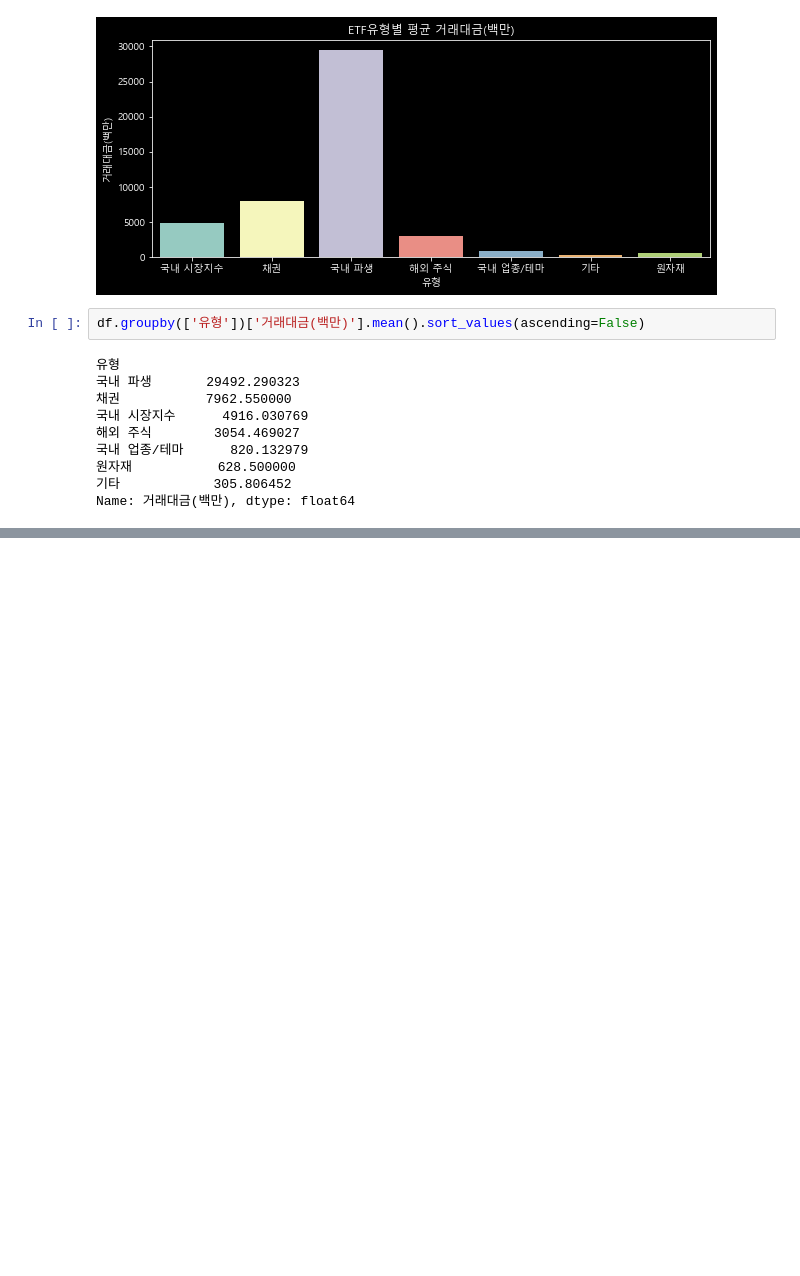
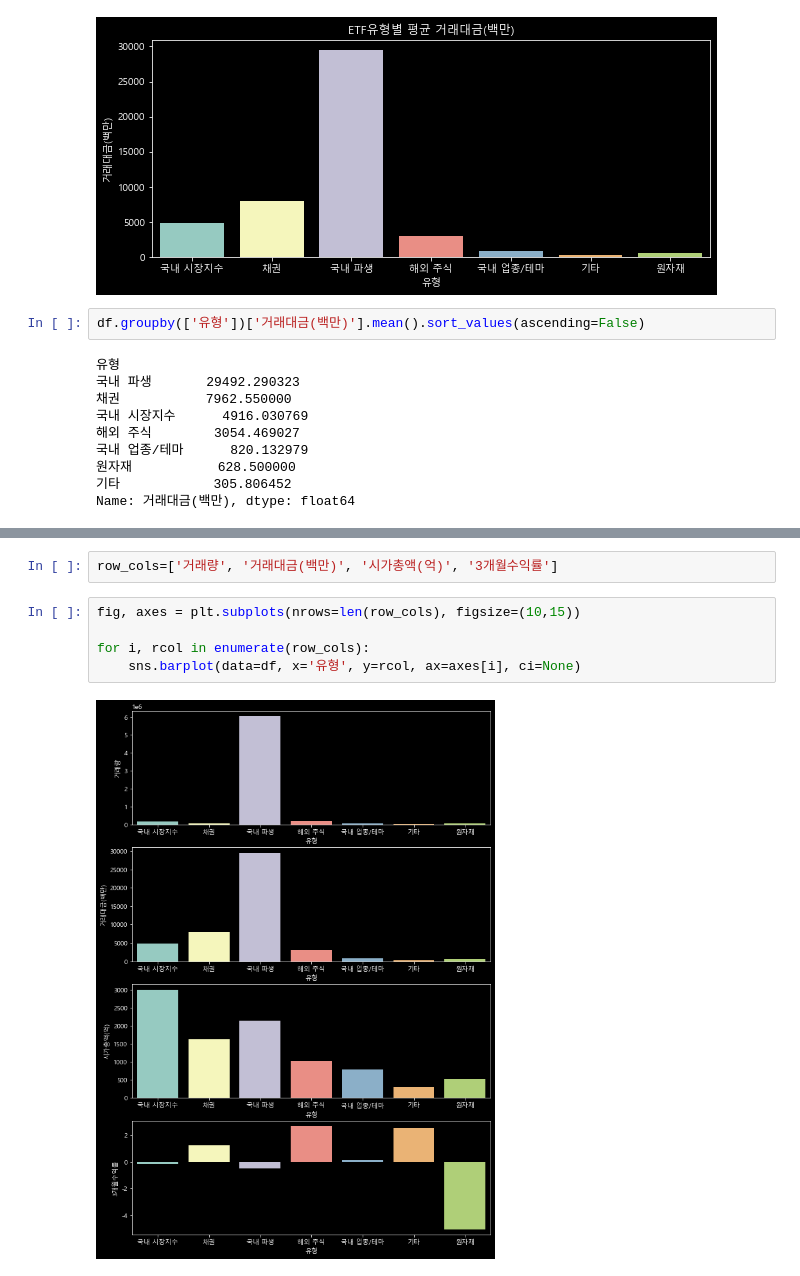
Before and after one commit to SanghunYun95/Finding_signal_and_noise, a Jupyter notebook: etf_analysis_3.ipynb, the cells around one changed output, grey strips where cells are left out. Cells and saved outputs as stored; diff of their text form; blank space fills up the shorter version.

Commit message:
subplot

```diff
--- a/etf_analysis_3.ipynb
+++ b/etf_analysis_3.ipynb
@@ -85,0 +91,9 @@ pd.pivot_table(data=df, index='유형', values='거래대금(백만)').sort_valu
+# %%
+row_cols=['거래량', '거래대금(백만)', '시가총액(억)', '3개월수익률']
+# %%
+fig, axes = plt.subplots(nrows=len(row_cols), figsize=(10,15))
+
+for i, rcol in enumerate(row_cols):
+    sns.barplot(data=df, x='유형', y=rcol, ax=axes[i], ci=None)
+# %% [output]
+[figure, added]
```
Also changed, not shown: parts of 7 cells of this notebook, 1 other file.
